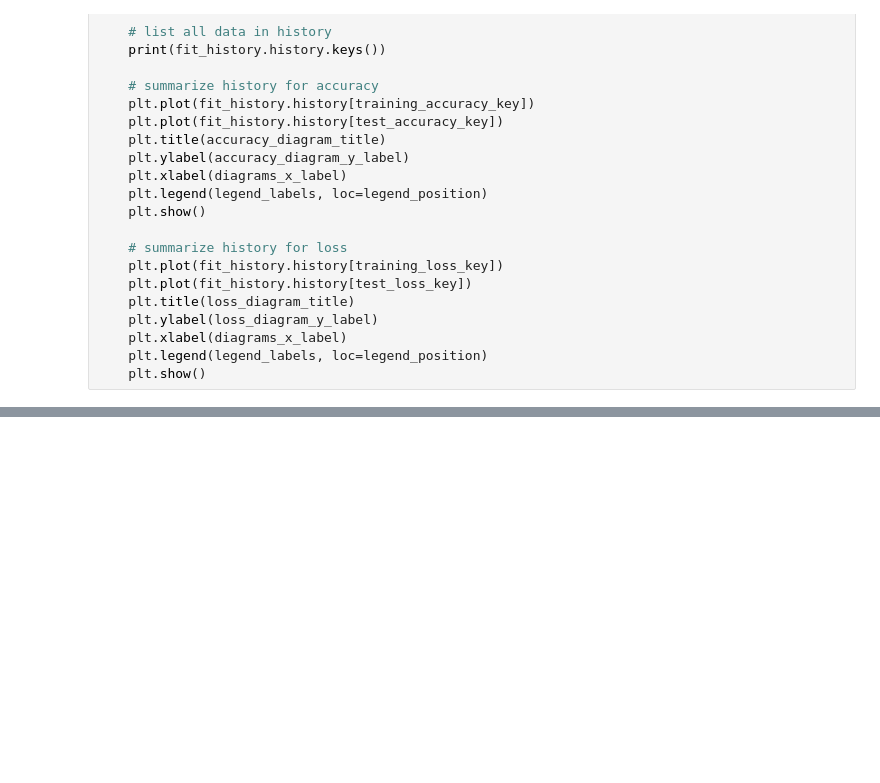
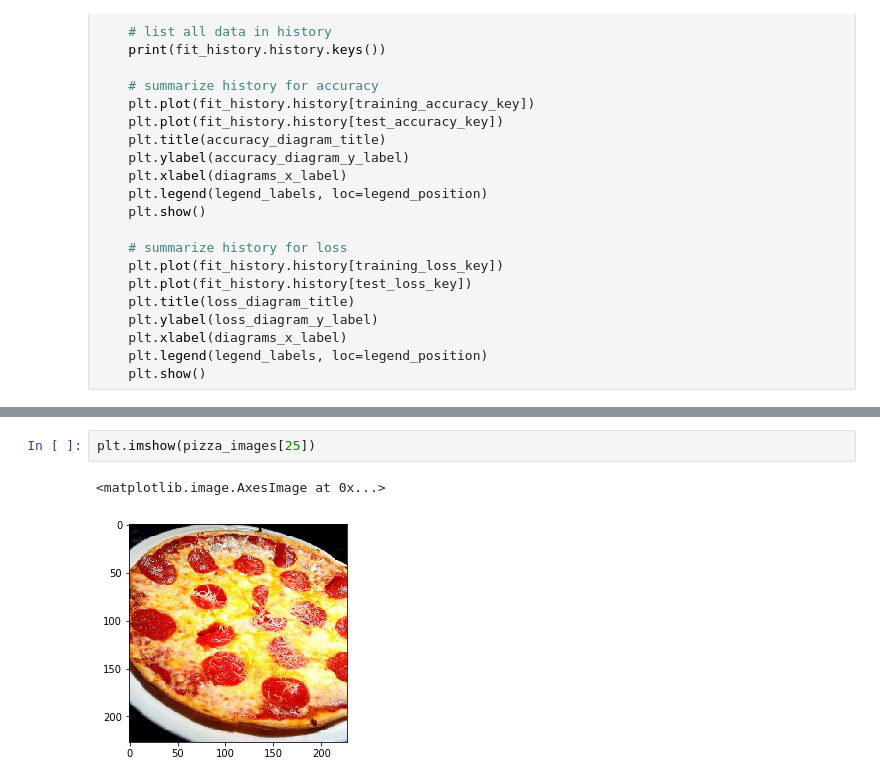
Before and after one commit to CzakoZoltan08/EDD2019_Hands_On_Neural_Networks, a Jupyter notebook: AlexNet_FoodClassification.ipynb, the cells around one changed output, grey strips where cells are left out. Cells and saved outputs as stored; diff of their text form; blank space fills up the shorter version.

```diff
--- a/AlexNet_FoodClassification.ipynb
+++ b/AlexNet_FoodClassification.ipynb
@@ -214,0 +231,5 @@ def plot_training_history(fit_history):
+# %%
+plt.imshow(pizza_images[25])
+# %% [output]
+<matplotlib.image.AxesImage at 0x...>
+[figure, added]
```
Also changed, not shown: parts of 6 cells of this notebook.
